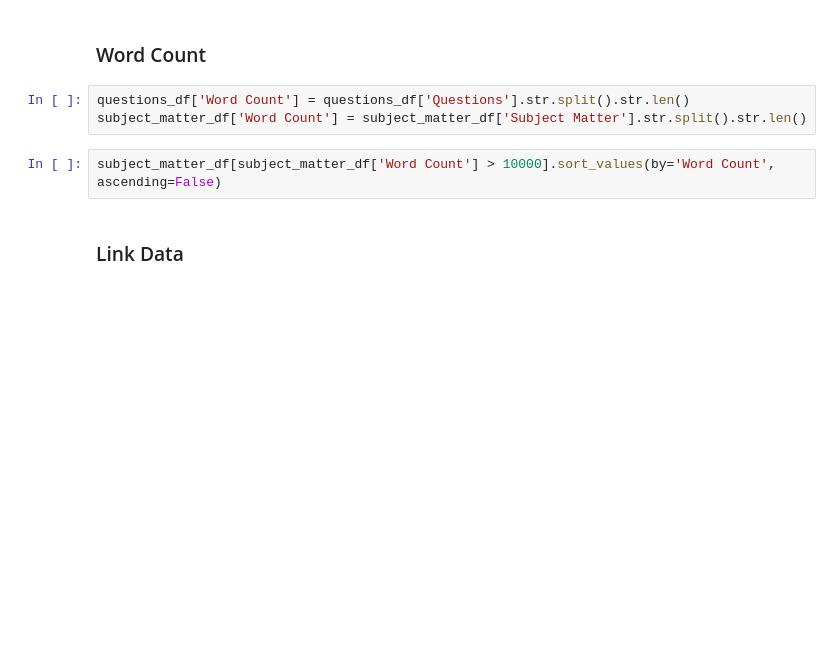
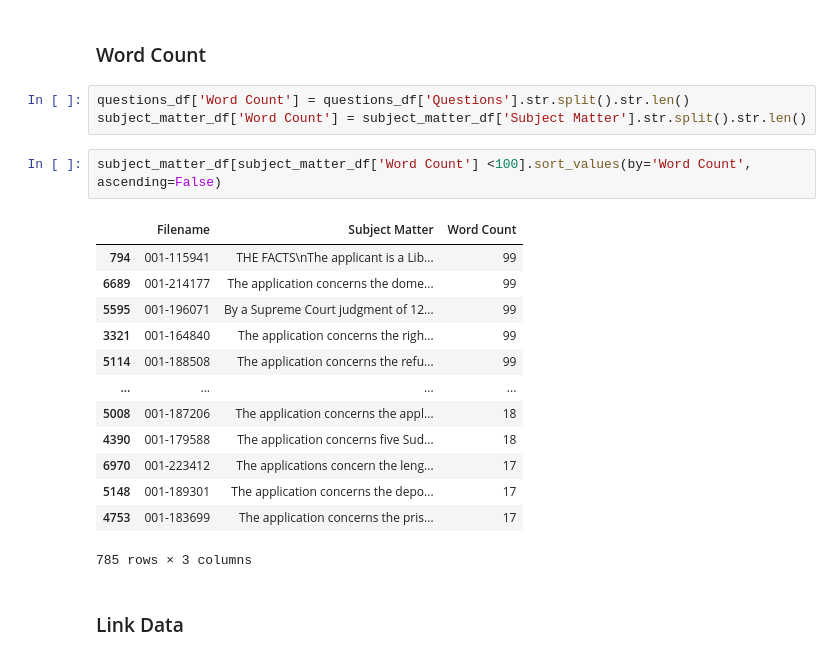
Before and after one commit to dahrb/ECHR_Case_Importance, a Jupyter notebook: data_exploration.ipynb, the cells around one changed output. Drawn from its saved outputs; the diff is of its cells as text; blank space fills up the shorter version.

```diff
--- a/data_exploration.ipynb
+++ b/data_exploration.ipynb
@@ -49,7 +49,21 @@ questions_df['Filename'] = questions_df['Filename'].str.replace('.txt', '')
 questions_df['Word Count'] = questions_df['Questions'].str.split().str.len()
 subject_matter_df['Word Count'] = subject_matter_df['Subject Matter'].str.split().str.len()
 # %%
-subject_matter_df[subject_matter_df['Word Count'] > 10000].sort_values(by='Word Count', ascending=False)
+subject_matter_df[subject_matter_df['Word Count'] <100].sort_values(by='Word Count', ascending=False)
+# %% [output]
+|  | Filename | Subject Matter | Word Count |
+| 794 | 001-115941 | THE FACTS\nThe applicant is a Lib... | 99 |
+| 6689 | 001-214177 | The application concerns the dome... | 99 |
+| 5595 | 001-196071 | By a Supreme Court judgment of 12... | 99 |
+| 3321 | 001-164840 | The application concerns the righ... | 99 |
+| 5114 | 001-188508 | The application concerns the refu... | 99 |
+| ... | ... | ... | ... |
+| 5008 | 001-187206 | The application concerns the appl... | 18 |
+| 4390 | 001-179588 | The application concerns five Sud... | 18 |
+| 6970 | 001-223412 | The applications concern the leng... | 17 |
+| 5148 | 001-189301 | The application concerns the depo... | 17 |
+| 4753 | 001-183699 | The application concerns the pris... | 17 |
+785 rows × 3 columns
 # %% [markdown]
 ### Link Data
 # %%
```
Also changed, not shown: parts of 2 cells of this notebook, 7 other files.
